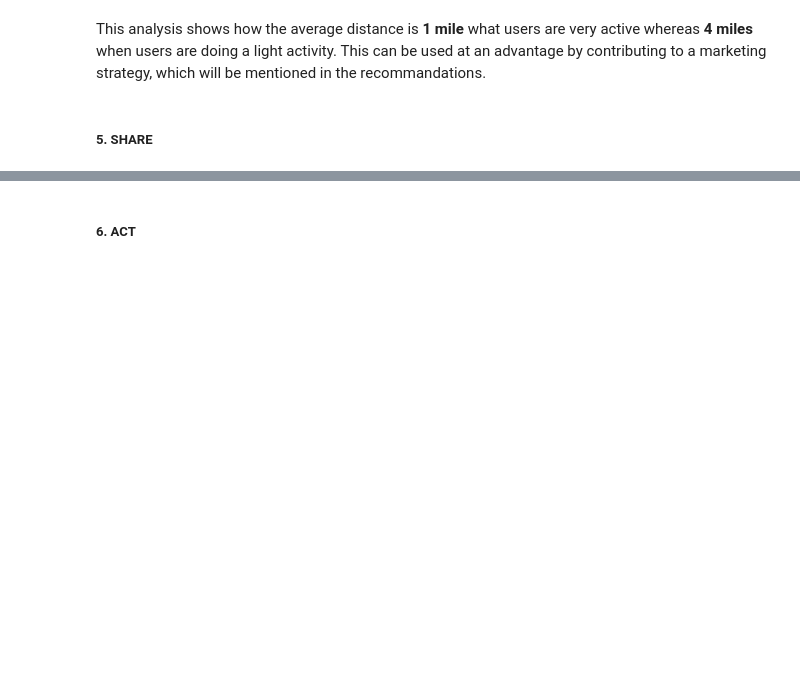
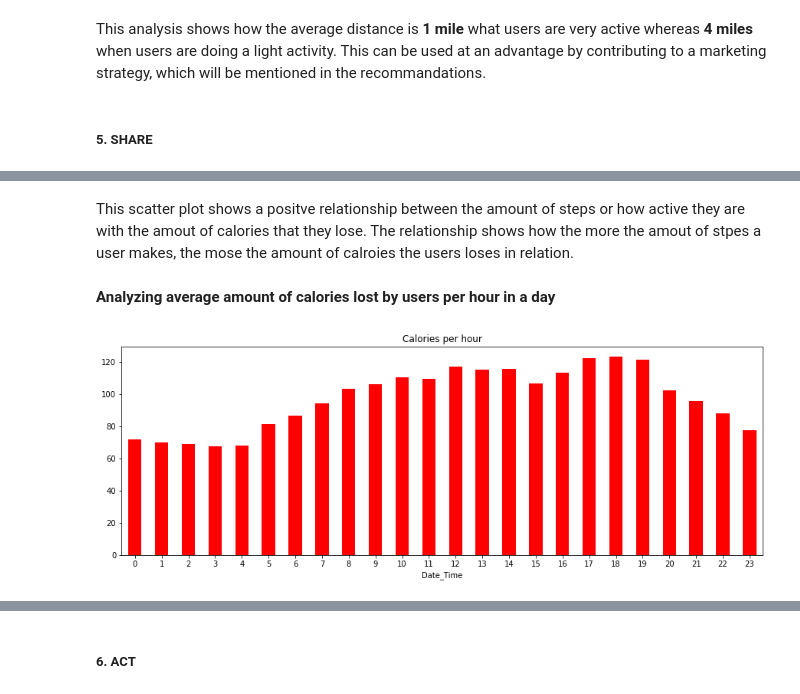
Before and after one commit to KhanyiMM0/bellabeat_technology_capstone, a Jupyter notebook: bellabeat_technology.ipynb, the cells around one changed output, grey strips where cells are left out. Saved outputs shown, nothing was run; the diff lists cells and outputs as text; code cells hidden in the pictures; blank space fills up the shorter version.

```diff
--- a/bellabeat_technology.ipynb
+++ b/bellabeat_technology.ipynb
@@ -450,0 +465,11 @@ This analysis shows how the average distance is **1 mile** what users are very a
+# %% [markdown]
+This scatter plot shows a positve relationship between the amount of steps or how active they are with the amout of calories that they lose. The relationship shows how the more the amout of stpes a user makes, the mose the amount of calroies the users loses in relation.
+# %% [markdown]
+**Analyzing average amount of calories lost by users per hour in a day**
+# %%
+fig, ax = plt.subplots(figsize=(15,5))
+merged_hourly_data.groupby(merged_hourly_data['Date_Time'].dt.hour)['Calories'].mean().plot(kind='bar', title='Calories per hour', color='red', rot=0, ax=ax)
+plt.xlabel=('Hour of the day')
+plt.ylabel=('Calories')
+# %% [output]
+[figure, added]
```
Also changed, not shown: parts of 14 cells of this notebook.
